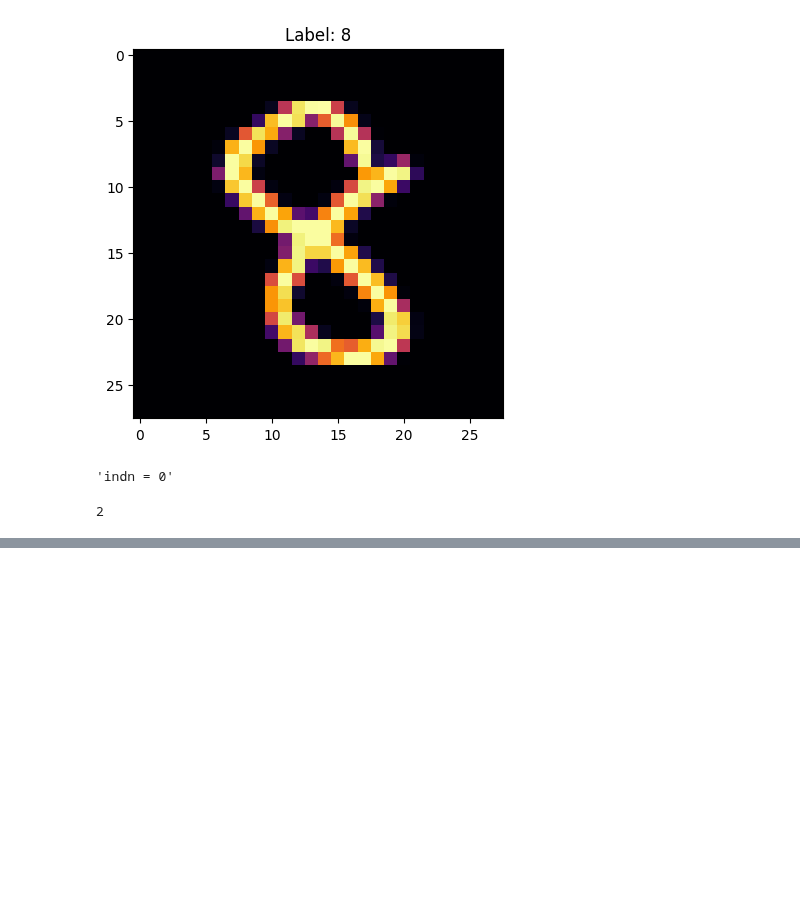
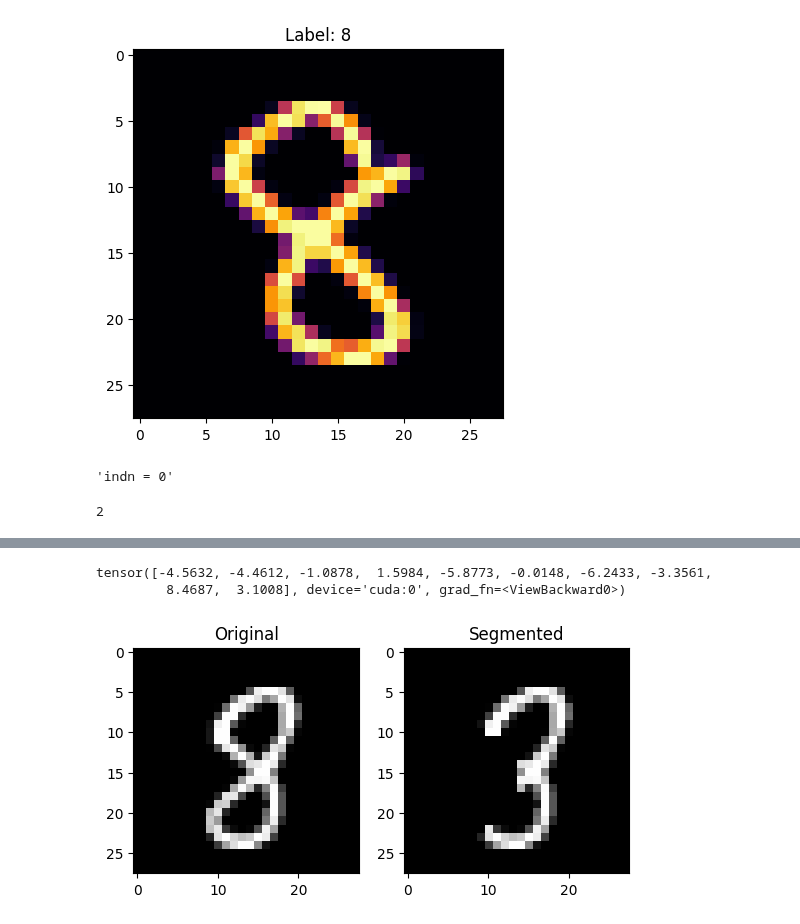
Before and after one commit to kns357/ANN_MA_Kaito, a Jupyter notebook: subnet_intel.ipynb, the cells around one changed output, grey strips where cells are left out. Saved outputs shown, nothing was run; the diff lists cells and outputs as text; code cells hidden in the pictures; blank space fills up the shorter version.

```diff
--- a/subnet_intel.ipynb
+++ b/subnet_intel.ipynb
@@ -510,15 +513,13 @@ def draw_mnist_input(scale=20):
                 x, y = pygame.mouse.get_pos()
                 grid_x, grid_y = x // scale, y // scale
                 if 0 <= grid_x < size and 0 <= grid_y < size:
-                    canvas[grid_y, grid_x] = 1.0  # Draw white
-                    # Optional: draw nearby pixels for smoothing
+                    canvas[grid_y, grid_x] = 1.0
                     for dx in [-1, 0, 1]:
                         for dy in [-1, 0, 1]:
                             nx, ny = grid_x + dx, grid_y + dy
                             if 0 <= nx < size and 0 <= ny < size:
                                 canvas[ny, nx] = max(canvas[ny, nx], 0.5)
 
-        # Draw scaled canvas
         for y in range(size):
             for x in range(size):
                 val = int(canvas[y, x] * 255)
@@ -527,8 +528,14 @@ def draw_mnist_input(scale=20):
         pygame.display.flip()
 
     pygame.quit()
-    return torch.tensor(canvas).unsqueeze(0)  # Shape: [1, 28, 28]
+    return torch.tensor(canvas).unsqueeze(0)
 
 
 custom_tensor = draw_mnist_input()
+custom_tensor = custom_tensor / custom_tensor.max()
+custom_tensor = custom_tensor.view(1, 1, 28, 28)
+custom_tensor = F.avg_pool2d(custom_tensor, kernel_size=3, stride=1, padding=1)
+pred = net(custom_tensor.view(1, -1).cuda())
+
+
 custom_acivations = input_to_activation(custom_tensor.cuda())
@@ -613,0 +689,15 @@ Matching the few learnt concepts: 62.0%
+# %%
+inputs, labels = next(iter(test_loader))
+while True:
+    idx = ra.randint(0, len(inputs)-1)
+    if labels[idx] == 8:
+        break
+
+testpred = net(inputs[idx].view(-1).cuda())
+print(testpred[0])
+
+seg_tensor = draw_on_mnist(inputs[idx])
+# %% [output]
+tensor([-4.5632, -4.4612, -1.0878,  1.5984, -5.8773, -0.0148, -6.2433, -3.3561,
+         8.4687,  3.1008], device='cuda:0', grad_fn=<ViewBackward0>)
+[figure, added]
```
Also changed, not shown: parts of 13 cells of this notebook, 3 other files.
